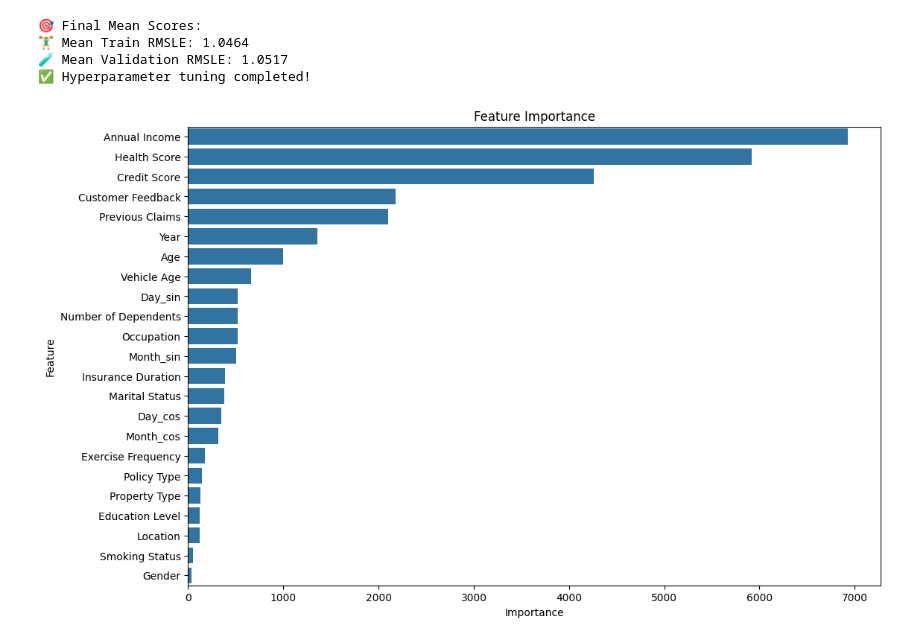
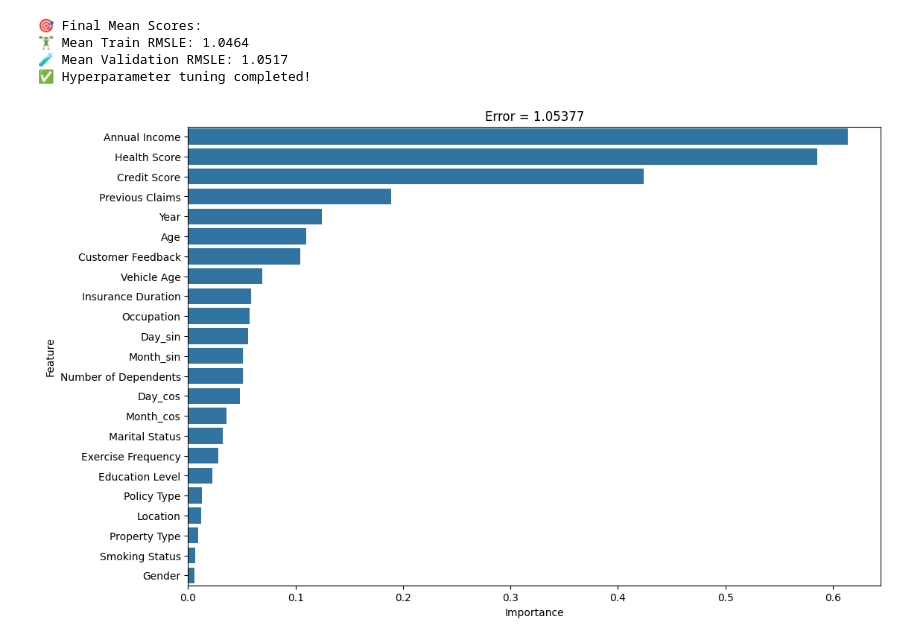
Before and after one commit to francesco481/predict-insurance, a Jupyter notebook: train_model.ipynb, the cells around one changed output. Drawn from its saved outputs; the diff is of its cells as text; code cells hidden in the pictures.

Commit message:
Add error

```diff
--- a/train_model.ipynb
+++ b/train_model.ipynb
@@ -134,12 +134,16 @@ for col in train.columns:
         train[col] = le.fit_transform(train[col])
         test[col] = le.transform(test[col])
 # %%
+from sklearn.model_selection import train_test_split
+
 y = train['Premium Amount']
 X = train.drop(columns=['Premium Amount'])
+
+X_train, X_ref, y_train, y_ref = train_test_split(X, y, test_size=0.2, random_state=42)
 # %%
-# def rmsLe(y_true, y_pred):
-#     y_pred = np.maximum(y_pred, 1e-6)
-#     return np.sqrt(mean_squared_log_error(y_true, y_pred))
+def rmsLe(y_true, y_pred):
+    y_pred = np.maximum(y_pred, 1e-6)
+    return np.sqrt(mean_squared_log_error(y_true, y_pred))
 
 # SEED = 42
 # n_splits = 5
@@ -232,28 +236,31 @@ X = train.drop(columns=['Premium Amount'])
 # %%
 best_params = {'n_estimators': 700, 'learning_rate': 0.006002641114390338, 'num_leaves': 42, 'max_depth': 15, 'min_child_samples': 72,
                'subsample': 0.7200344333898133, 'colsample_bytree': 0.6986521753741868, 'reg_alpha': 0.0013223748424590466,
                'reg_lambda': 0.40630468090624405}
 
 #Training LGBMRegressor Model - It is known for being fast and efficient in training, especially on large datasets.
 best_model = LGBMRegressor(**best_params, verbose=-1, n_jobs=-1)
-best_model.fit(X, np.log1p(y))
+best_model.fit(X_train, np.log1p(y_train))#this log is recommended when the distribution is skewed
 
 #Make predictions
-test_preds = best_model.predict(test)
+test_preds = best_model.predict(X_ref)
 test_preds = np.expm1(test_preds)
 
-sample_submission['Premium Amount'] = test_preds
-sample_submission.to_csv('submission1.csv', index=False)
+error_lgbm = rmsLe(y_ref, test_preds)
+
+# sample_submission['Premium Amount'] = test_preds
+# sample_submission.to_csv('submission1.csv', index=False)
 
 #Visualising the importance of each field of the dataset in determing the Premium Amount
 importances = best_model.feature_importances_
+norm_importances = importances / np.linalg.norm(importances)
 features = X.columns
-importance_df = pd.DataFrame({'Feature': features, 'Importance': importances})
+importance_df = pd.DataFrame({'Feature': features, 'Importance': norm_importances})
 importance_df.sort_values(by='Importance', ascending=False, inplace=True)
 
 plt.figure(figsize=(12, 8))
 sns.barplot(x='Importance', y='Feature', data=importance_df)
-plt.title('Feature Importance')
+plt.title('Error = {:.5f}'.format(error_lgbm))
 plt.show()
 # %% [output]
-[figure, old version]
+[figure, new version]
```
